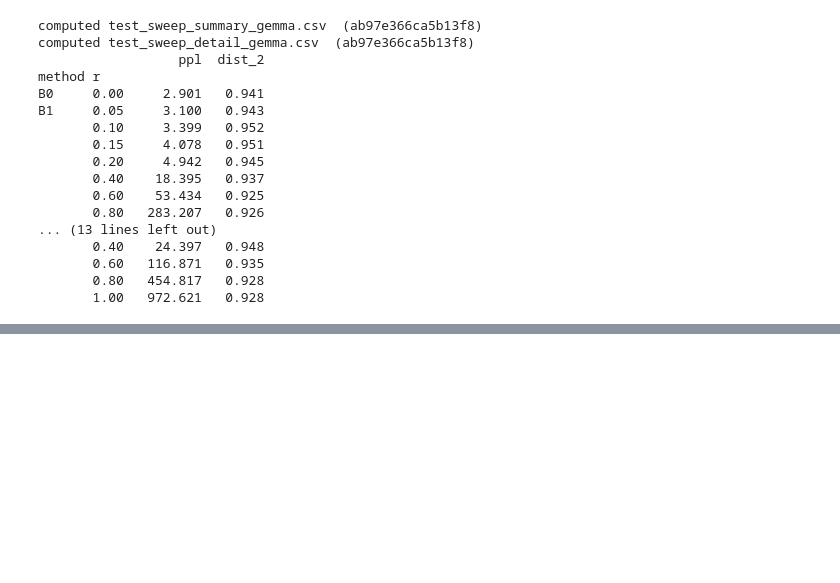
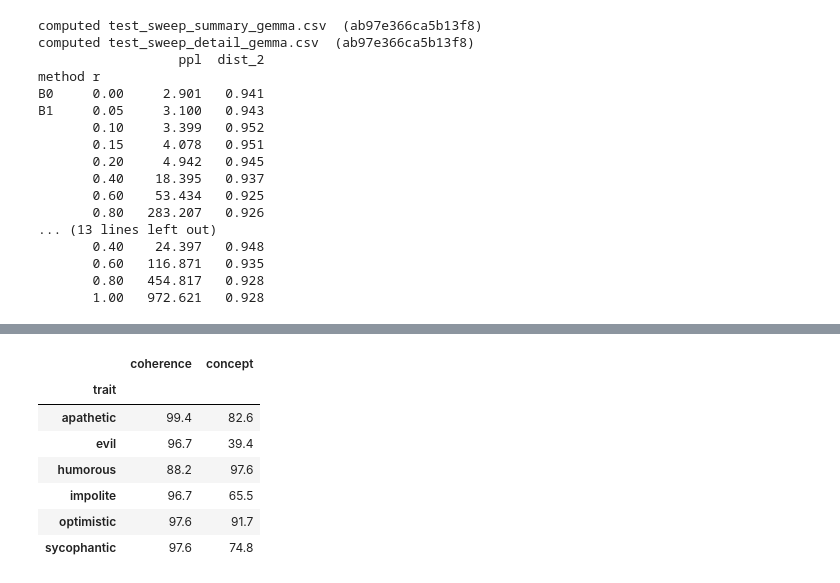
Before and after one commit to bborisggg/steering-mvp, a Jupyter notebook: notebooks/03_results.ipynb, the cells around one changed output, grey strips where cells are left out. Drawn from its saved outputs; the diff is of its cells as text; code cells hidden in the pictures; blank space fills up the shorter version.

```diff
--- a/notebooks/03_results.ipynb
+++ b/notebooks/03_results.ipynb
@@ -796 +844,12 @@ for method in ("B1", "D1", "D4"):
+# %%
+prompt_per_trait
+# %% [output]
+|  | coherence | concept |
+| trait |  |  |
+| apathetic | 99.4 | 82.6 |
+| evil | 96.7 | 39.4 |
+| humorous | 88.2 | 97.6 |
+| impolite | 96.7 | 65.5 |
+| optimistic | 97.6 | 91.7 |
+| sycophantic | 97.6 | 74.8 |
 # %%
```
Also changed, not shown: parts of 6 cells of this notebook, 14 other files.
